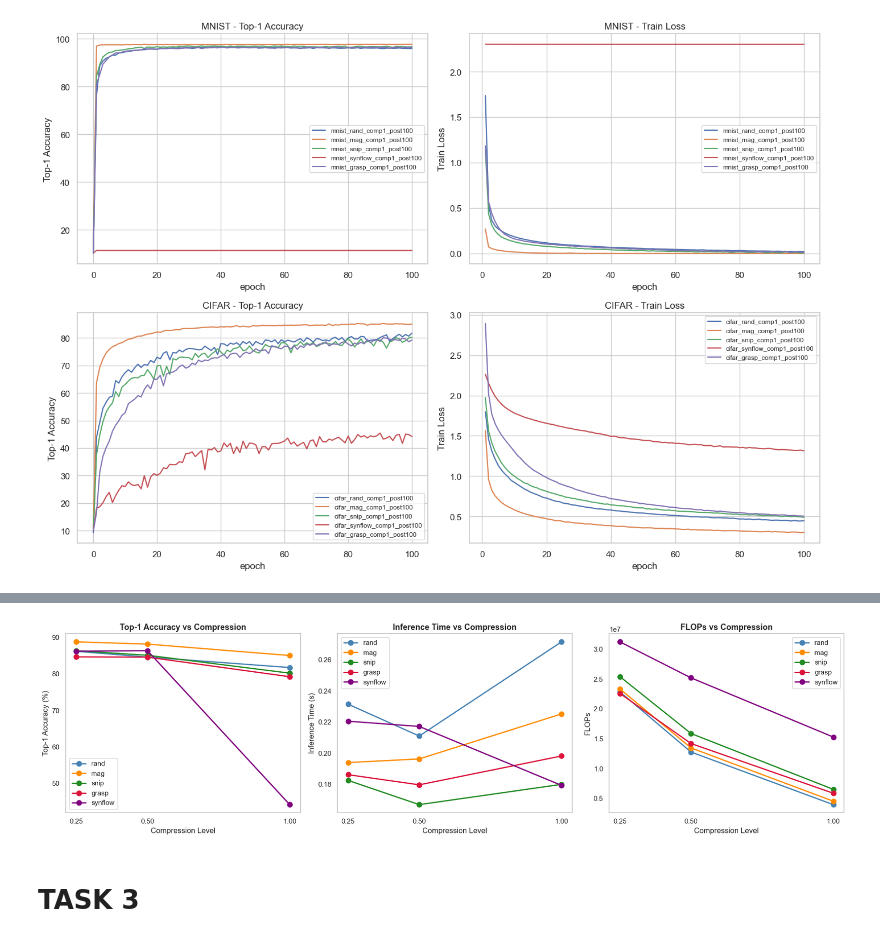
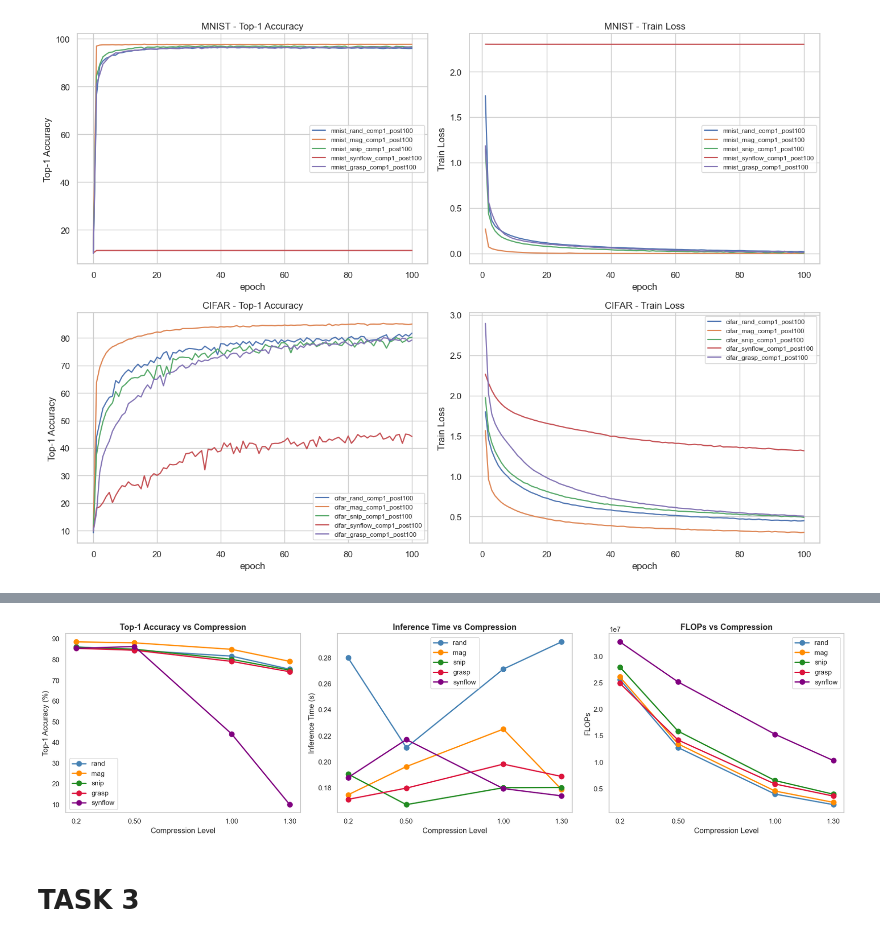
Before and after one commit to michaelneuder/COS568-A1, a Jupyter notebook: results_inspect.ipynb, the cells around one changed output, grey strips where cells are left out. Drawn from its saved outputs; the diff is of its cells as text; code cells hidden in the pictures.

```diff
--- a/results_inspect.ipynb
+++ b/results_inspect.ipynb
@@ -189,11 +189,16 @@ result_files = {
     "snip-50": "Results/data/singleshot/cifar_snip_post100_comp050",
     "grasp-50": "Results/data/singleshot/cifar_grasp_post100_comp050",
     "synflow-50": "Results/data/singleshot/cifar_synflow_post100_comp050",
-    "rand-25": "Results/data/singleshot/cifar_rand_post100_comp025",
-    "mag-25": "Results/data/singleshot/cifar_mag_post100_comp025",
-    "snip-25": "Results/data/singleshot/cifar_snip_post100_comp025",
-    "grasp-25": "Results/data/singleshot/cifar_grasp_post100_comp025",
-    "synflow-25": "Results/data/singleshot/cifar_synflow_post100_comp025",
+    "rand-20": "Results/data/singleshot/rand-02",
+    "mag-20": "Results/data/singleshot/mag-02",
+    "snip-20": "Results/data/singleshot/snip-02",
+    "grasp-20": "Results/data/singleshot/grasp-02",
+    "synflow-20": "Results/data/singleshot/synflow-02",
+    "rand-130": "Results/data/singleshot/rand-13",
+    "mag-130": "Results/data/singleshot/mag-13",
+    "snip-130": "Results/data/singleshot/snip-13",
+    "grasp-130": "Results/data/singleshot/grasp-13",
+    "synflow-130": "Results/data/singleshot/synflow-13",
 }
 
 # Extract top-1 accuracy, inference time, and total flops for each
@@ -317,8 +323,8 @@ import matplotlib.pyplot as plt
 import numpy as np
 
 # Define compression levels and pruning methods
-compression_levels = [0.25, 0.50, 1.00]
-compression_labels = [25, 50, 100]  # For looking up in results dict
+compression_levels = [0.2, 0.50, 1.00, 1.300]
+compression_labels = [20, 50, 100, 130]  # For looking up in results dict
 pruning_methods = ['rand', 'mag', 'snip', 'grasp', 'synflow']
 colors = ['steelblue', 'darkorange', 'forestgreen', 'crimson', 'purple']
 
@@ -349,41 +355,41 @@ ax1.set_xlabel('Compression Level', fontsize=12)
 ax1.set_ylabel('Top-1 Accuracy (%)', fontsize=12)
 ax1.set_title('Top-1 Accuracy vs Compression', fontsize=13, fontweight='bold')
 ax1.set_xticks(compression_levels)
-ax1.set_xticklabels(['0.25', '0.50', '1.00'])
+ax1.set_xticklabels(['0.2', '0.50', '1.00', '1.30'])
 ax1.legend()
 ax1.grid(False)
 
 # Plot 2: Inference Time
 ax2 = axes[1]
 for method, color in zip(pruning_methods, colors):
     ax2.plot(compression_levels, data_by_method[method]['time'],
              marker='o', linewidth=2, markersize=8, label=method, color=color)
 ax2.set_xlabel('Compression Level', fontsize=12)
 ax2.set_ylabel('Inference Time (s)', fontsize=12)
 ax2.set_title('Inference Time vs Compression', fontsize=13, fontweight='bold')
 ax2.set_xticks(compression_levels)
-ax2.set_xticklabels(['0.25', '0.50', '1.00'])
+ax2.set_xticklabels(['0.2', '0.50', '1.00', '1.30'])
 ax2.legend()
 ax2.grid(False)
 
 # Plot 3: FLOPs
 ax3 = axes[2]
 for method, color in zip(pruning_methods, colors):
     ax3.plot(compression_levels, data_by_method[method]['flops'],
              marker='o', linewidth=2, markersize=8, label=method, color=color)
 ax3.set_xlabel('Compression Level', fontsize=12)
 ax3.set_ylabel('FLOPs', fontsize=12)
 ax3.set_title('FLOPs vs Compression', fontsize=13, fontweight='bold')
 ax3.set_xticks(compression_levels)
-ax3.set_xticklabels(['0.25', '0.50', '1.00'])
+ax3.set_xticklabels(['0.2', '0.50', '1.00', '1.30'])
 ax3.legend()
 ax3.grid(False)
 ax3.ticklabel_format(style='scientific', axis='y', scilimits=(0,0))
 
 plt.tight_layout()
 plt.show()
 # %% [output]
-[figure, old version]
+[figure, new version]
 # %% [markdown]
 # TASK 3
 # %%
```
Also changed, not shown: parts of 2 cells of this notebook, 2 other files.
